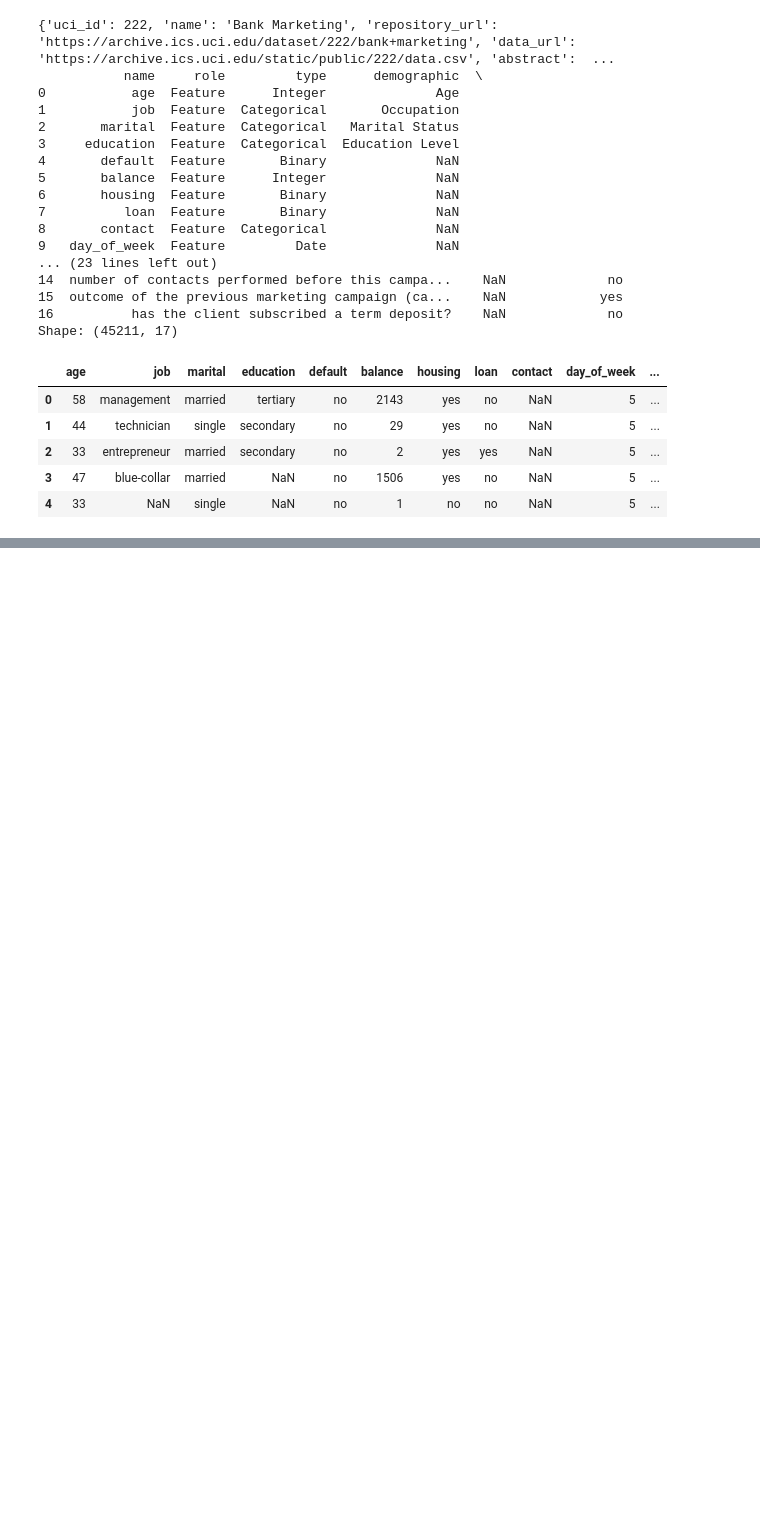
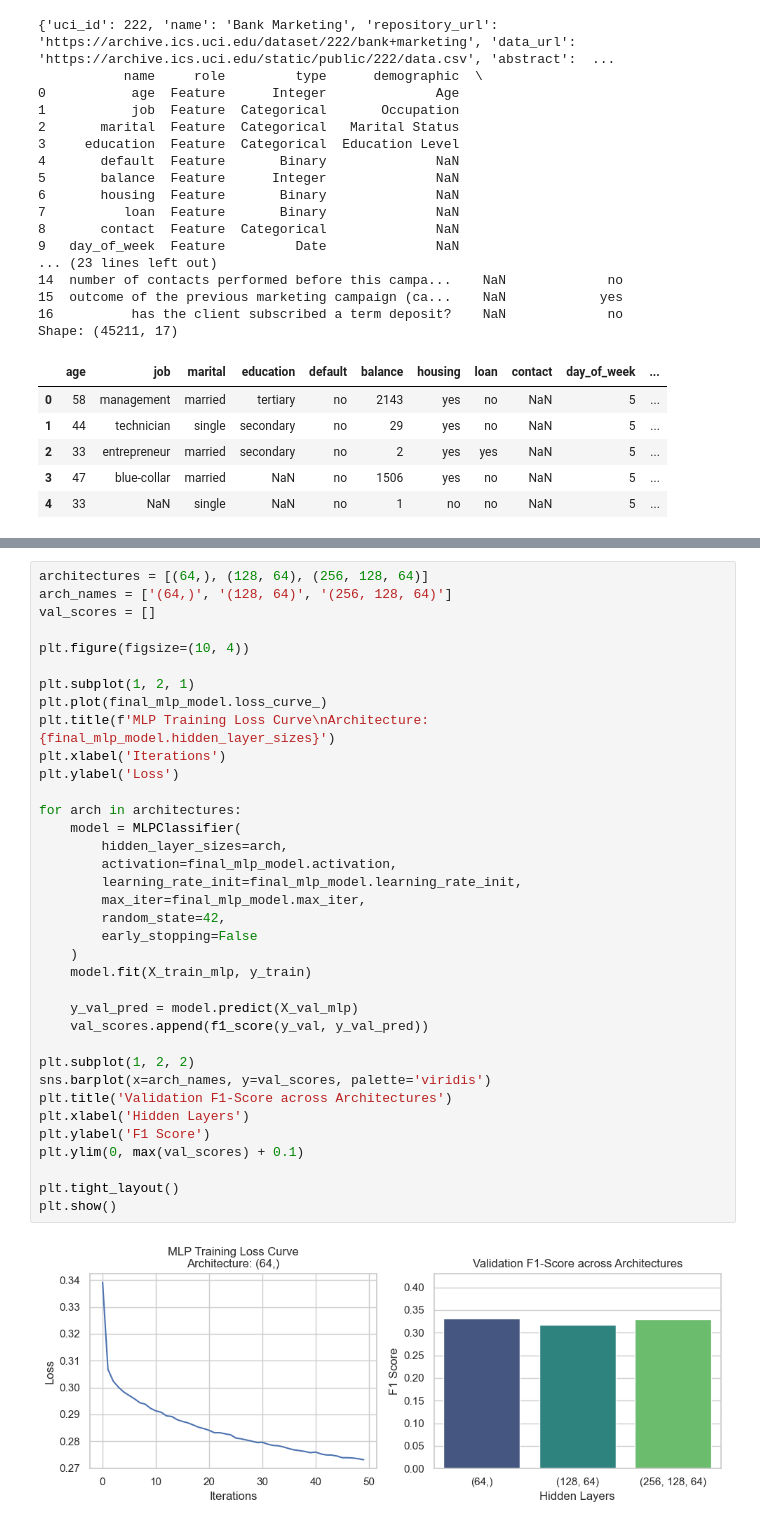
Before and after one commit to MagicineMaker/COMS4995-031-Assignment-2-From-Trees-to-Neural-Networks, a Jupyter notebook: assignment2.ipynb, the cells around one changed output, grey strips where cells are left out. Drawn from its saved outputs; the diff is of its cells as text; blank space fills up the shorter version.

```diff
--- a/assignment2.ipynb
+++ b/assignment2.ipynb
@@ -78,0 +361,38 @@ Shape: (45211, 17)
+# %%
+architectures = [(64,), (128, 64), (256, 128, 64)]
+arch_names = ['(64,)', '(128, 64)', '(256, 128, 64)']
+val_scores = []
+
+plt.figure(figsize=(10, 4))
+
+plt.subplot(1, 2, 1)
+plt.plot(final_mlp_model.loss_curve_)
+plt.title(f'MLP Training Loss Curve\nArchitecture: {final_mlp_model.hidden_layer_sizes}')
+plt.xlabel('Iterations')
+plt.ylabel('Loss')
+
+for arch in architectures:
+    model = MLPClassifier(
+        hidden_layer_sizes=arch,
+        activation=final_mlp_model.activation,
+        learning_rate_init=final_mlp_model.learning_rate_init,
+        max_iter=final_mlp_model.max_iter,
+        random_state=42,
+        early_stopping=False
+    )
+    model.fit(X_train_mlp, y_train)
+
+    y_val_pred = model.predict(X_val_mlp)
+    val_scores.append(f1_score(y_val, y_val_pred))
+
+plt.subplot(1, 2, 2)
+sns.barplot(x=arch_names, y=val_scores, palette='viridis')
+plt.title('Validation F1-Score across Architectures')
+plt.xlabel('Hidden Layers')
+plt.ylabel('F1 Score')
+plt.ylim(0, max(val_scores) + 0.1)
+
+plt.tight_layout()
+plt.show()
+# %% [output]
+[figure, added]
```
Also changed, not shown: parts of 17 cells of this notebook, 1 other file.
